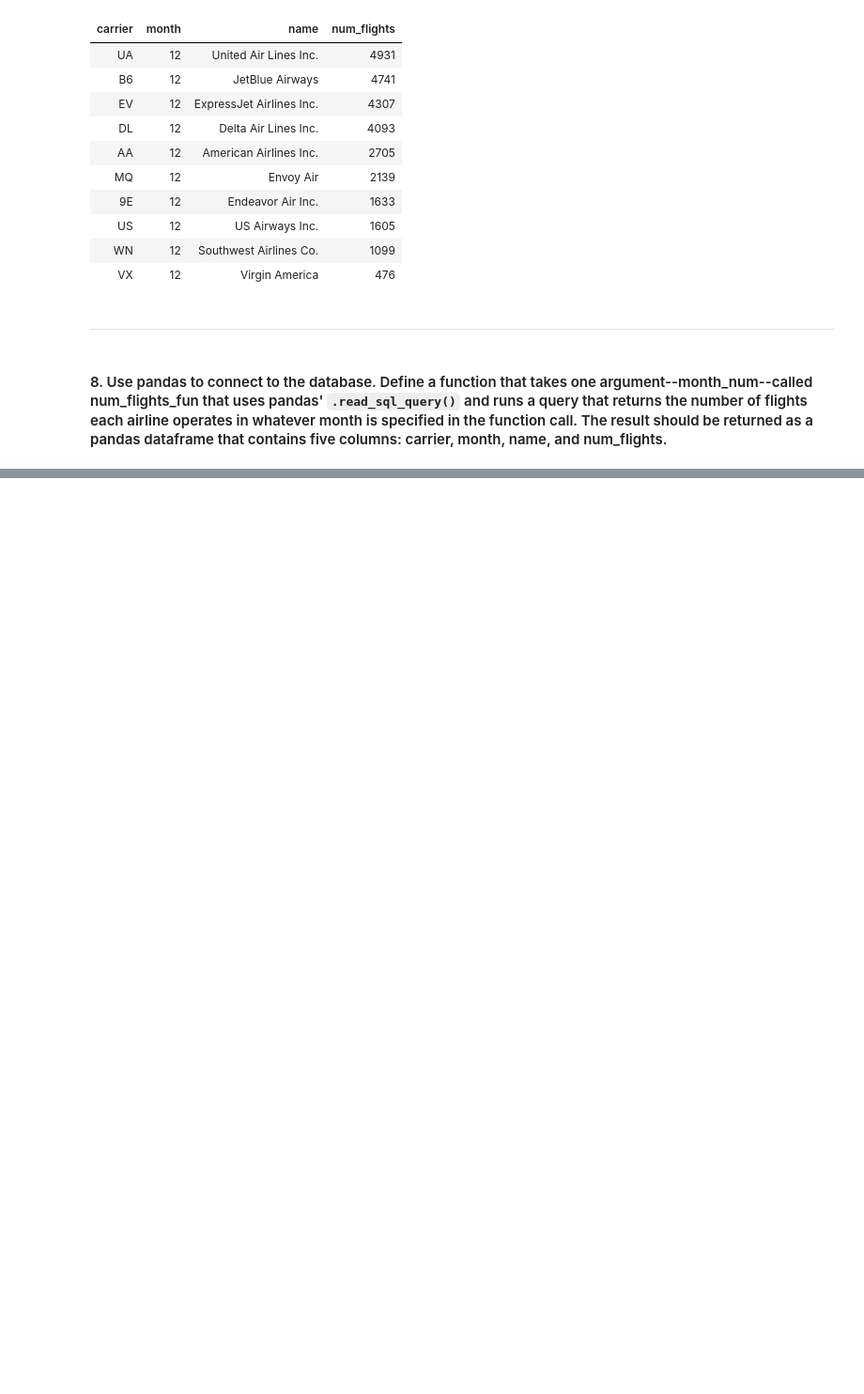
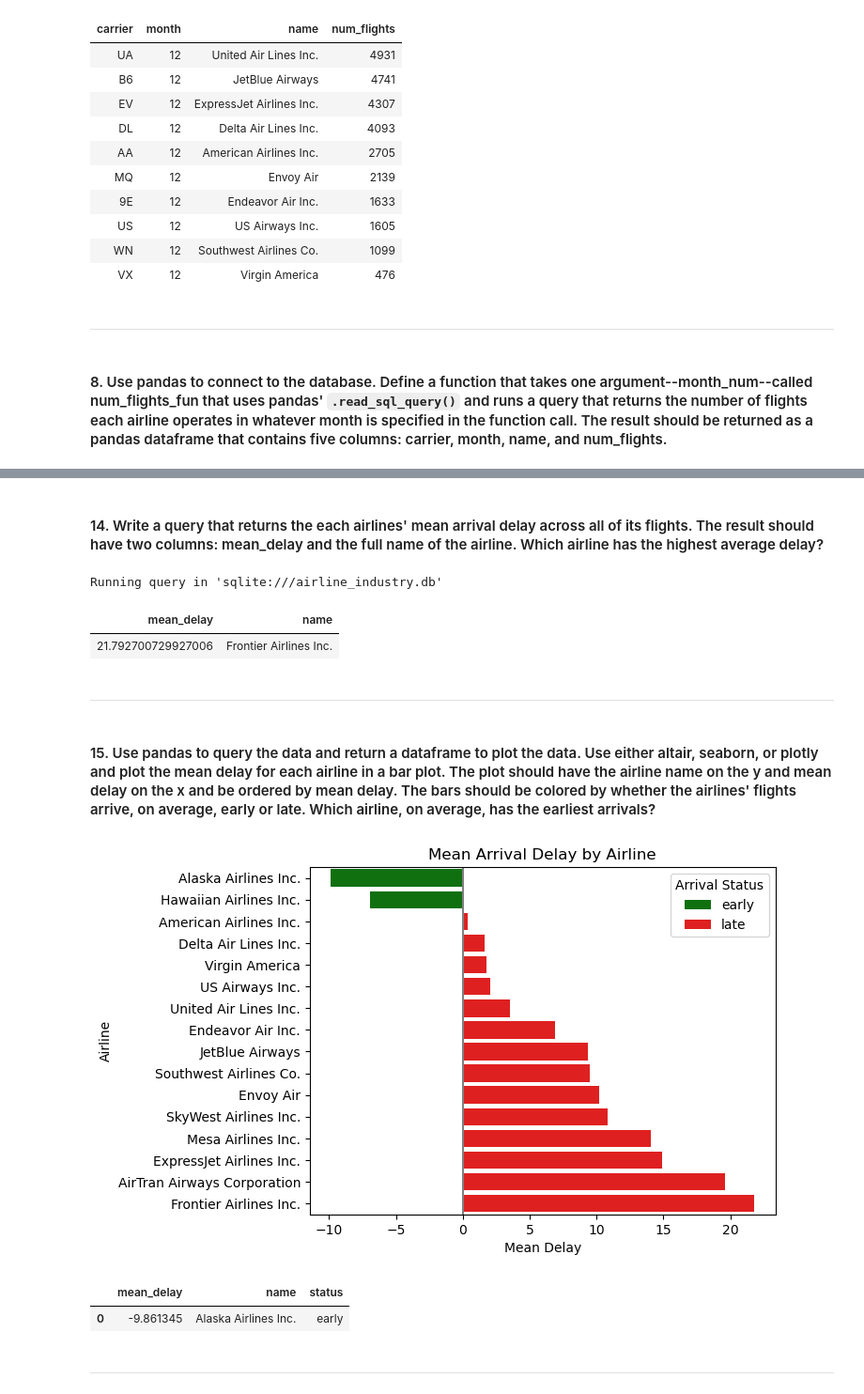
Before and after one commit to mjohnsonsea/opan6608_assignment3, a Jupyter notebook: opan6608_asssignment3.ipynb, the cells around one changed output, grey strips where cells are left out. Shown at 94% size. Saved outputs shown, nothing was run; the diff lists cells and outputs as text; code cells hidden in the pictures; blank space fills up the shorter version.

```diff
--- a/opan6608_asssignment3.ipynb
+++ b/opan6608_asssignment3.ipynb
@@ -322,0 +448,71 @@ num_flights_fun(11)
+# %% [markdown]
+#### 14. Write a query that returns the each airlines' mean arrival delay across all of its flights. The result should have two columns: mean_delay and the full name of the airline. Which airline has the highest average delay?
+# %%
+%%sql
+
+SELECT
+    avg(f.arr_delay) AS mean_delay,
+    a.name
+FROM flights AS f
+LEFT JOIN airlines AS a
+ON f.carrier = a.carrier
+GROUP BY a.name
+ORDER BY mean_delay DESC
+LIMIT 1;
+# %% [output]
+Running query in 'sqlite:///airline_industry.db'
+| mean_delay | name |
+| 21.792700729927006 | Frontier Airlines Inc. |
+# %% [markdown]
+****
+# %% [markdown]
+#### 15. Use pandas to query the data and return a dataframe to plot the data. Use either altair, seaborn, or plotly and plot the mean delay for each airline in a bar plot. The plot should have the airline name on the y and mean delay on the x and be ordered by mean delay. The bars should be colored by whether the airlines' flights arrive, on average, early or late. Which airline, on average, has the earliest arrivals?
+# %%
+# Connection to database
+conn = sqlite3.connect('airline_industry.db')
+
+    # SQL query to get the number of flights each airline operates
+query = f"""
+        SELECT
+            avg(f.arr_delay) AS mean_delay,
+            a.name
+        FROM flights AS f
+        LEFT JOIN airlines AS a
+        ON f.carrier = a.carrier
+        GROUP BY a.name
+        ORDER BY mean_delay;
+        """
+
+q15_df = pd.read_sql_query(query, conn)
+
+# Close db connection
+conn.close()
+
+# Add conditional column to indicate wheter flights arrive early or late on average.
+q15_df['status'] = np.where(q15_df['mean_delay'] < 0, 'early', 'late')
+# %%
+# Create viz
+sns.barplot(data = q15_df,
+            x = 'mean_delay',
+            y = 'name',
+            hue = 'status',
+            palette={'early':'green', 'late':'red'})
+
+# Viz labels
+plt.title('Mean Arrival Delay by Airline')
+plt.xlabel('Mean Delay')
+plt.ylabel('Airline')
+plt.axvline(0, color = 'gray')
+plt.legend(title = 'Arrival Status')
+
+plt.show()
+# %% [output]
+[figure, added]
+# %%
+# Airline with the earliest arrivals on average.
+q15_df.head(1)
+# %% [output]
+|  | mean_delay | name | status |
+| 0 | -9.861345 | Alaska Airlines Inc. | early |
+# %% [markdown]
+****
```
Also changed, not shown: parts of 28 cells of this notebook.
